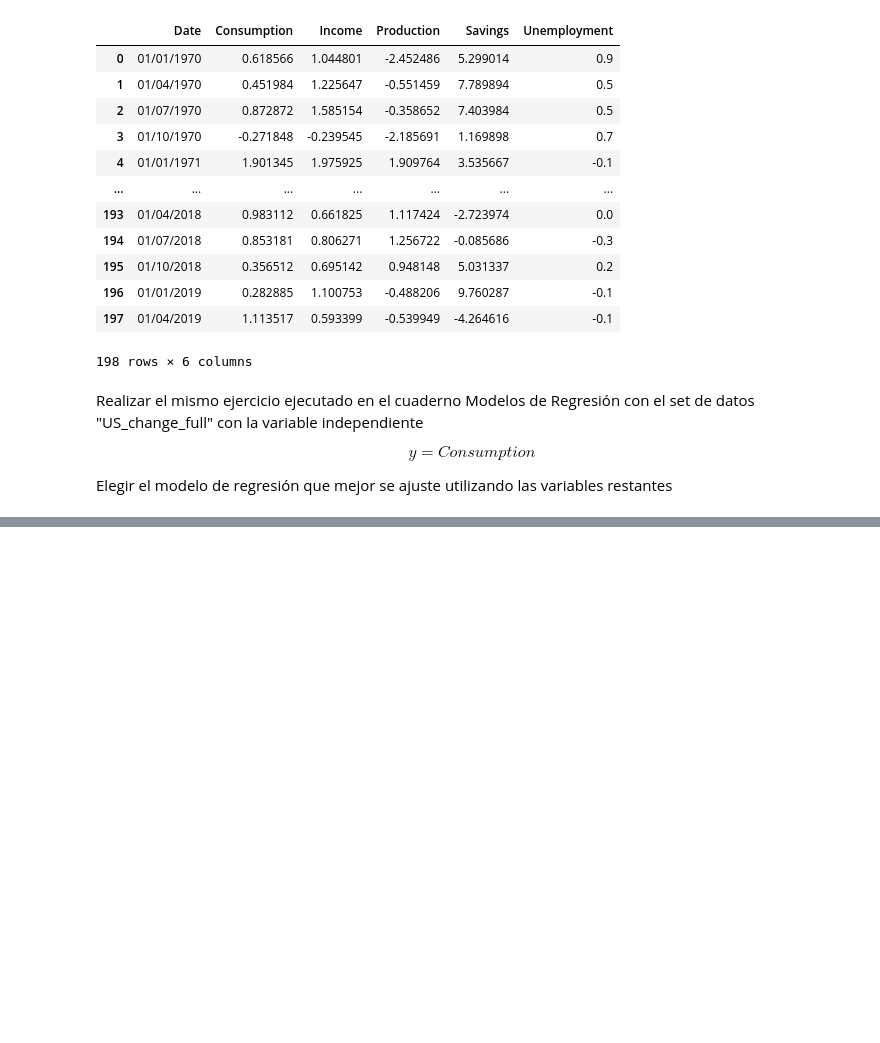
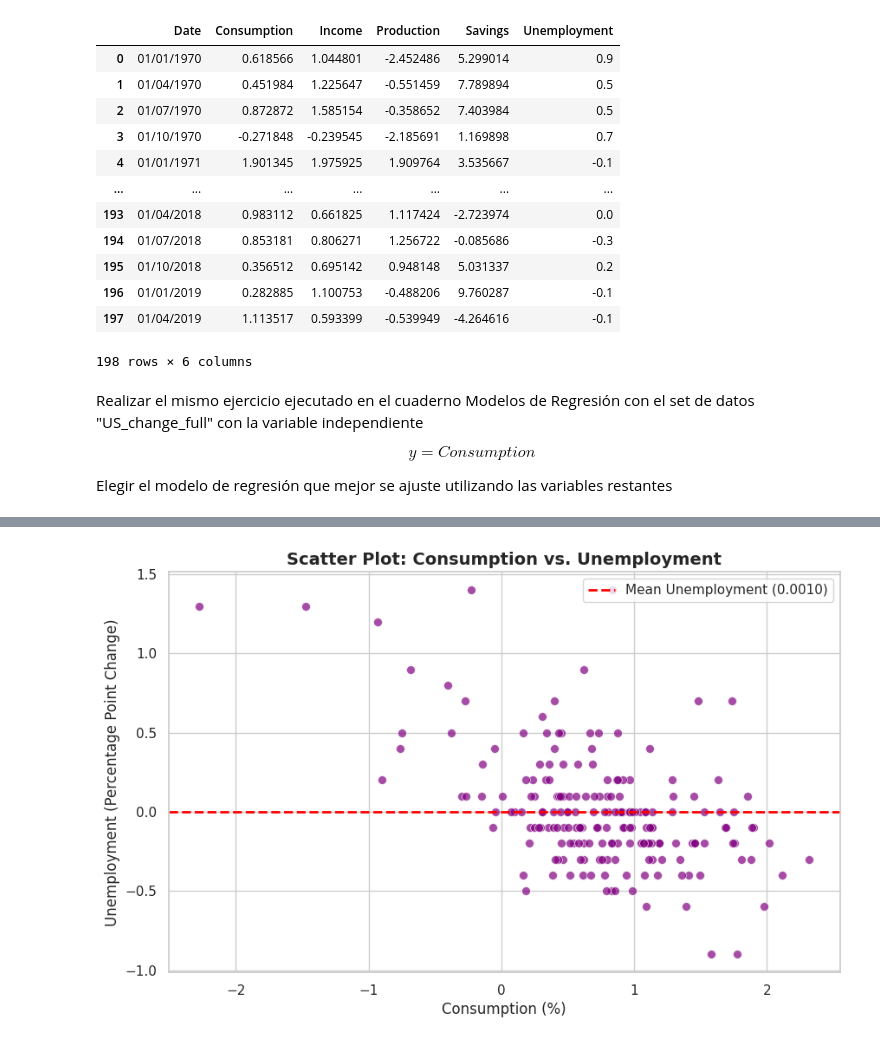
Before and after one commit to salpimentel/Time-Series, a Jupyter notebook: Copy_of_L00_Challenge.ipynb, the cells around one changed output, grey strips where cells are left out. Drawn from its saved outputs; the diff is of its cells as text; code cells hidden in the pictures; blank space fills up the shorter version.

```diff
--- a/Copy_of_L00_Challenge.ipynb
+++ b/Copy_of_L00_Challenge.ipynb
@@ -39,0 +84,27 @@ Elegir el modelo de regresión que mejor se ajuste utilizando las variables rest
+# %%
+import matplotlib.pyplot as plt
+import seaborn as sns
+
+# Calculate the mean of Unemployment (y)
+mean_unemployment = df['Unemployment'].mean()
+
+# Set the plot style and size
+sns.set_theme(style='whitegrid')
+plt.figure(figsize=(10, 6))
+
+# Create the scatter plot
+sns.scatterplot(data=df, x='Consumption', y='Unemployment', color='purple', alpha=0.7, s=50)
+
+# Add the horizontal line at the mean of Unemployment
+plt.axhline(mean_unemployment, color='red', linestyle='--', linewidth=2, label=f'Mean Unemployment ({mean_unemployment:.4f})')
+
+# Add titles and labels
+plt.title('Scatter Plot: Consumption vs. Unemployment', fontsize=14, fontweight='bold')
+plt.xlabel('Consumption (%)', fontsize=12)
+plt.ylabel('Unemployment (Percentage Point Change)', fontsize=12)
+plt.legend(loc='upper right')
+
+# Show the plot
+plt.show()
+# %% [output]
+[figure, added]
```
Also changed, not shown: parts of 9 cells of this notebook.
